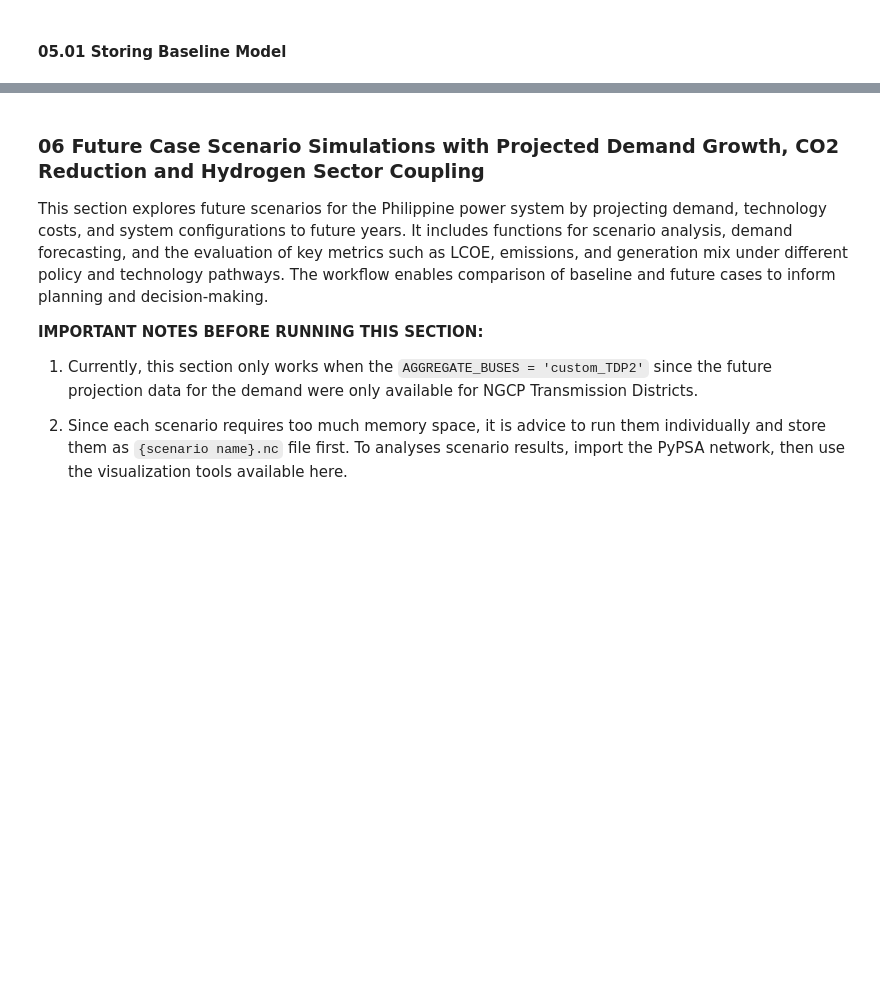
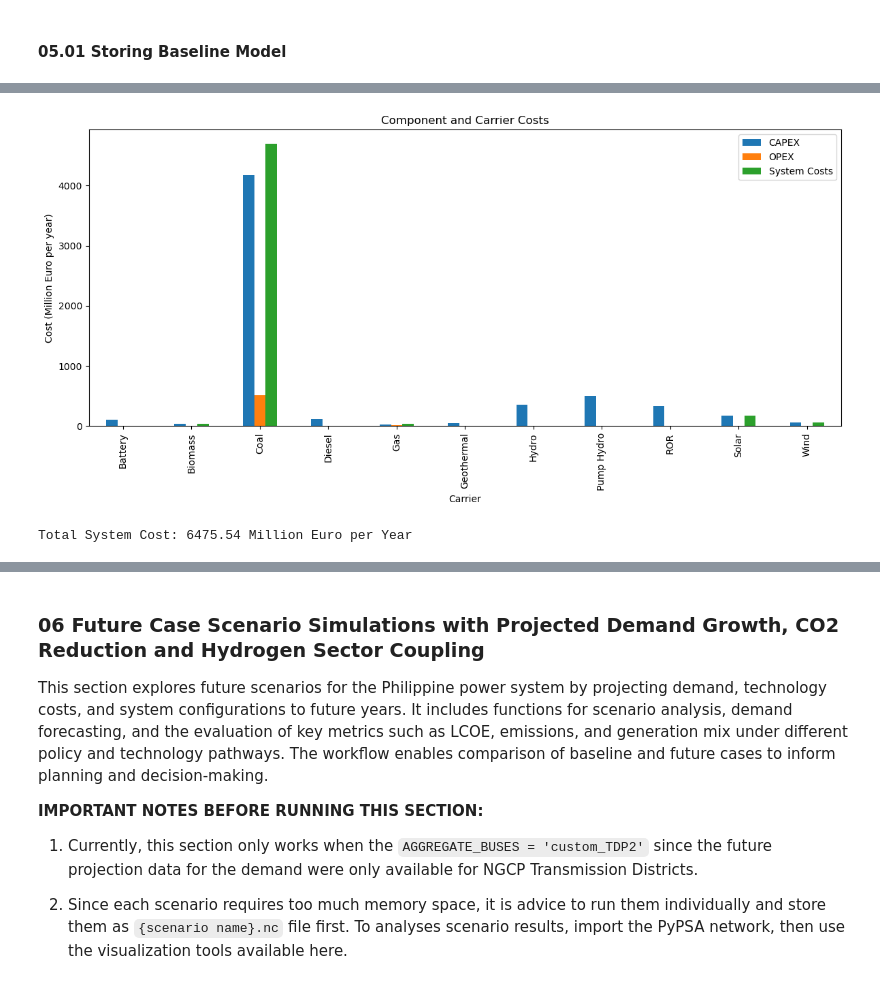
Before and after one commit to milyas009/PyPSA-PH, a Jupyter notebook: PyPSA-PH Notebook.ipynb, the cells around one changed output, grey strips where cells are left out. Drawn from its saved outputs; the diff is of its cells as text; code cells hidden in the pictures; blank space fills up the shorter version.

```diff
--- a/PyPSA-PH Notebook.ipynb
+++ b/PyPSA-PH Notebook.ipynb
@@ -710,13 +807,13 @@ plot_total_demand_vs_generation(n, temp_reso=3, stack_carrier=True)
 def combined_cost_plot(network, stacked=False):
     def system_cost(n):
         tsc = n.statistics.capex() + n.statistics.opex()
-        return tsc.droplevel(0).div(1e6)  # million €/a
+        return tsc.groupby(level=1).sum().div(1e6)  # million €/a
 
     def capex_data(n):
-        return n.statistics.capex().droplevel(0).div(1e6)  # million €/a
+        return n.statistics.capex().groupby(level=1).sum().div(1e6)  # million €/a
 
     def opex_data(n):
-        return n.statistics.opex().droplevel(0).div(1e6)  # million €/a
+        return n.statistics.opex().groupby(level=1).sum().div(1e6)  # million €/a
 
     capex = capex_data(network)
     opex = opex_data(network)
@@ -726,31 +823,34 @@ def combined_cost_plot(network, stacked=False):
     capex = capex.reindex(all_carriers).fillna(0)
     opex = opex.reindex(all_carriers).fillna(0)
     system_costs = system_costs.reindex(all_carriers).fillna(0)
 
     combined_df = pd.DataFrame({
         'CAPEX': capex,
         'OPEX': opex,
         'System Costs': system_costs
     })
 
     fig, ax = plt.subplots(figsize=(12, 6))
     if stacked:
         combined_df[['CAPEX', 'OPEX']].plot(kind='bar', stacked=True, ax=ax)
         ax.plot(combined_df.index, combined_df['System Costs'], color='black', marker='o', label='System Costs')
     else:
         combined_df.plot(kind='bar', ax=ax)
 
     ax.set_title('Component and Carrier Costs')
     ax.set_ylabel('Cost (Million Euro per year)')
     ax.set_xlabel('Carrier')
     plt.tight_layout()
     plt.legend()
     plt.show()
 
     total_capex = capex.sum()
     total_opex = opex.sum()
     total_costs = total_capex + total_opex
     print(f"Total System Cost: {total_costs:.2f} Million Euro per Year")
 
 combined_cost_plot(n, stacked=False)
+# %% [output]
+[figure, added]
+Total System Cost: 6475.54 Million Euro per Year
 # %%
```
Also changed, not shown: parts of 27 cells of this notebook, 1 other file.
